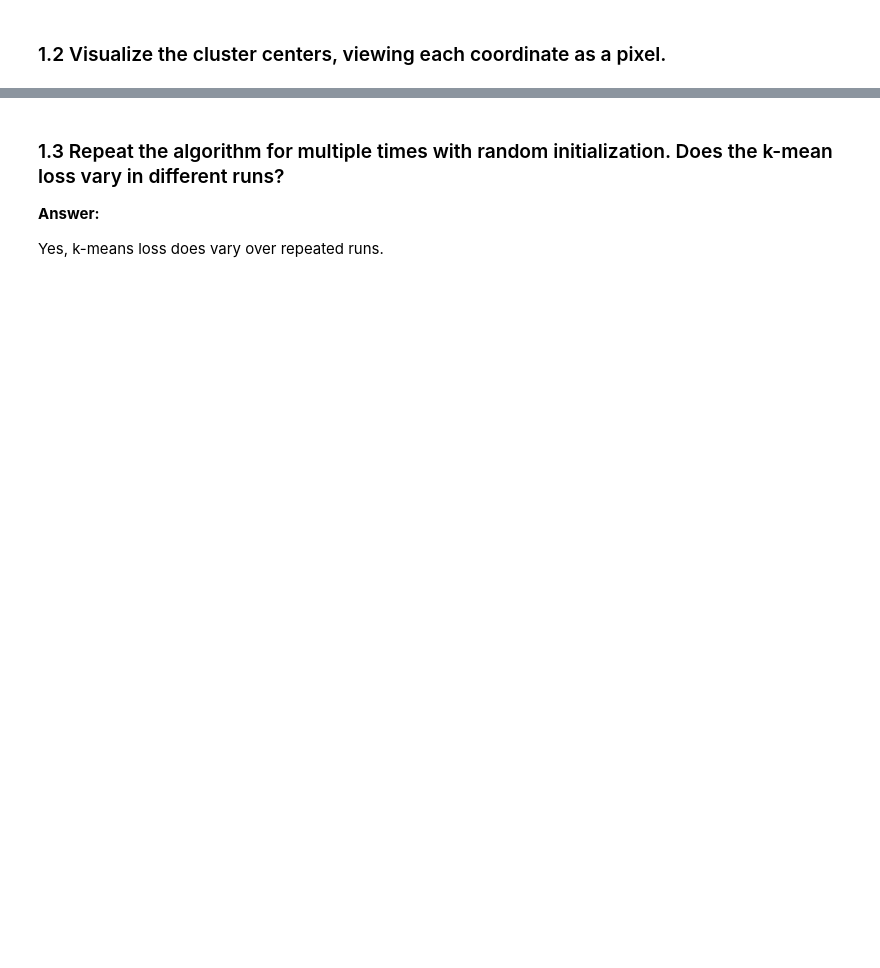
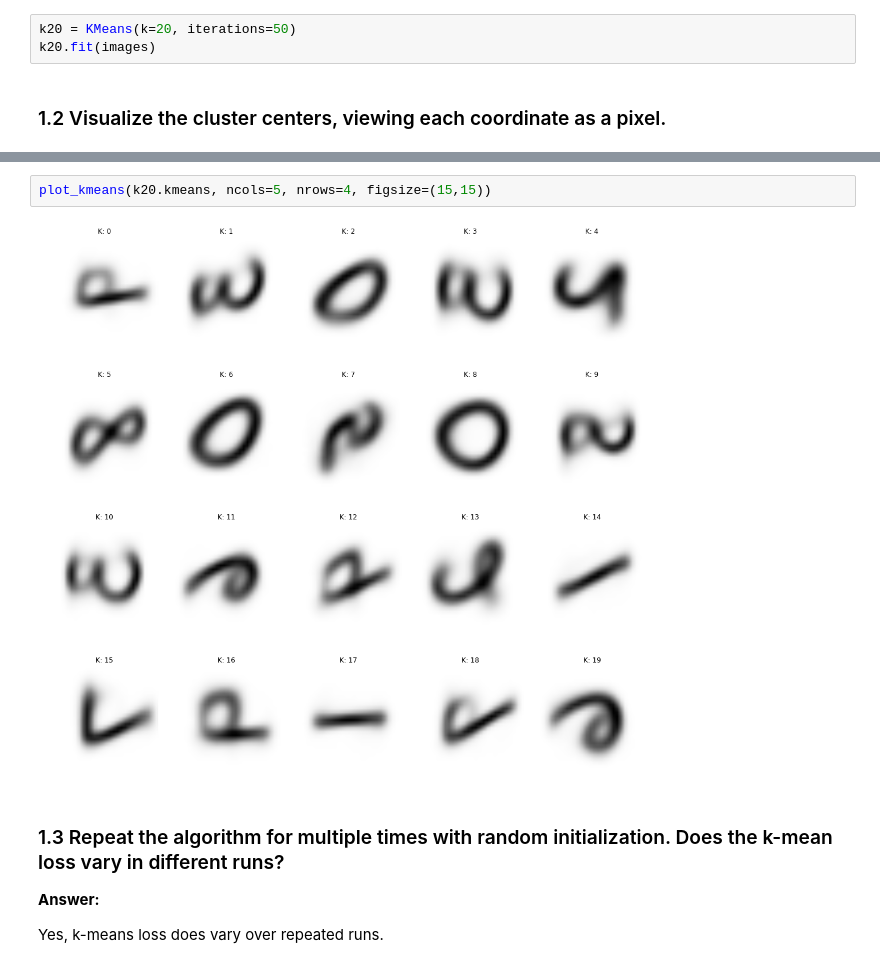
Before and after one commit to semerj/cs289-fall2015, a Jupyter notebook: hw7/CS289a - HW7.ipynb, the cells around one changed output, grey strips where cells are left out. Cells and saved outputs as stored; diff of their text form; blank space fills up the shorter version.

```diff
--- a/hw7/CS289a - HW7.ipynb
+++ b/hw7/CS289a - HW7.ipynb
@@ -30,6 +30,9 @@ k10.fit(images)
 # %%
 k15 = KMeans(k=15, iterations=50)
 k15.fit(images)
+# %%
+k20 = KMeans(k=20, iterations=50)
+k20.fit(images)
 # %% [markdown]
 ### 1.2 Visualize the cluster centers, viewing each coordinate as a pixel.
 # %%
@@ -41,3 +50,7 @@ plot_kmeans(k15.kmeans, ncols=5, nrows=3, figsize=(15,15))
+# %%
+plot_kmeans(k20.kmeans, ncols=5, nrows=4, figsize=(15,15))
+# %% [output]
+[figure, added]
 # %% [markdown]
 ### 1.3 Repeat the algorithm for multiple times with random initialization. Does the k-mean loss vary in different runs?
 
```
Also changed, not shown: parts of 27 cells of this notebook, 2 other files.
